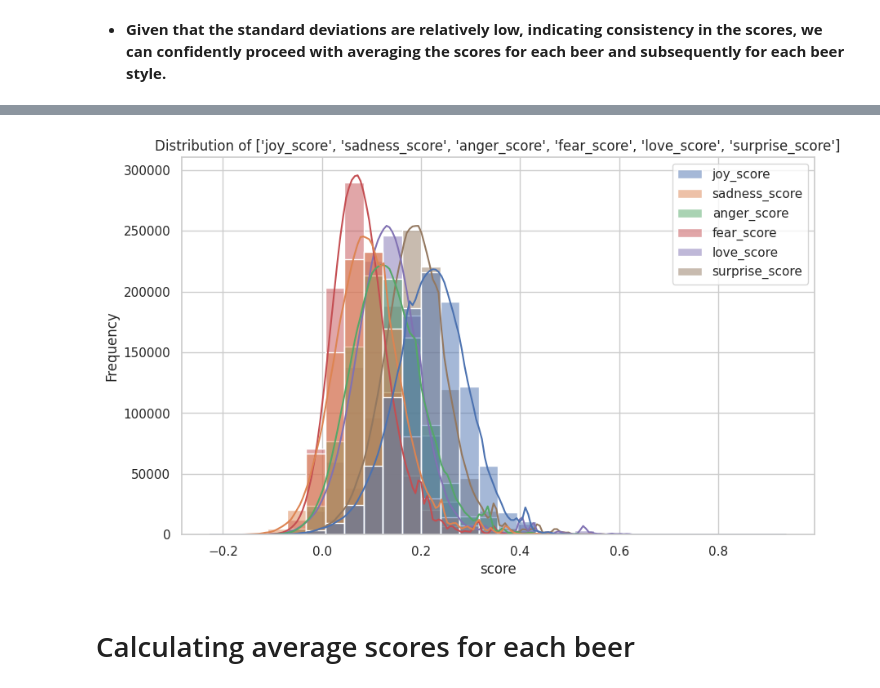
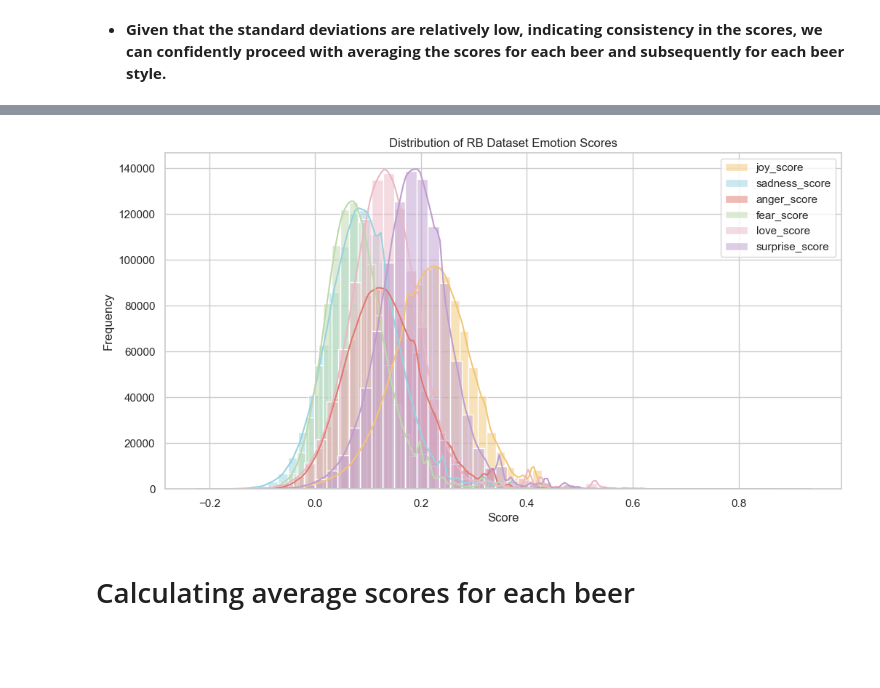
Before and after one commit to epfl-ada/ada-2023-project-adapowerup2023, a Jupyter notebook: 2_Saving_Emotion_Scores.ipynb, the cells around one changed output, grey strips where cells are left out. Cells and saved outputs as stored; diff of their text form; code cells hidden in the pictures; blank space fills up the shorter version.

```diff
--- a/2_Saving_Emotion_Scores.ipynb
+++ b/2_Saving_Emotion_Scores.ipynb
@@ -178,19 +199,18 @@ plt.show()
-# %%
-import matplotlib.pyplot as plt
-import seaborn as sns
-
-sns.set(style="whitegrid")
-
-# Plot histograms for each score column
-
-plt.figure(figsize=(10, 6))
-sns.histplot(df_rb[emotion_score_columns], kde=True, bins=30)
-plt.title(f'Distribution of {emotion_score_columns}')
-plt.xlabel('score')
-plt.ylabel('Frequency')
-plt.show()
-# %% [output]
-[figure, removed]
+# %%
+bins_list = [50,50,50,50,50,50]
+
+plt.figure(figsize=(12, 6))
+
+for i, emotion in enumerate(emotion_colors):
+    sns.histplot(df_rb[emotion], kde=True, bins=bins_list[i], color=emotion_colors[emotion], label=emotion)
+
+plt.title('Distribution of RB Dataset Emotion Scores')
+plt.xlabel('Score')
+plt.ylabel('Frequency')
+plt.legend()
+plt.show()
+# %% [output]
+[figure, added]
 # %% [markdown]
 # Calculating average scores for each beer
 # %%
```
Also changed, not shown: parts of 11 cells of this notebook.
